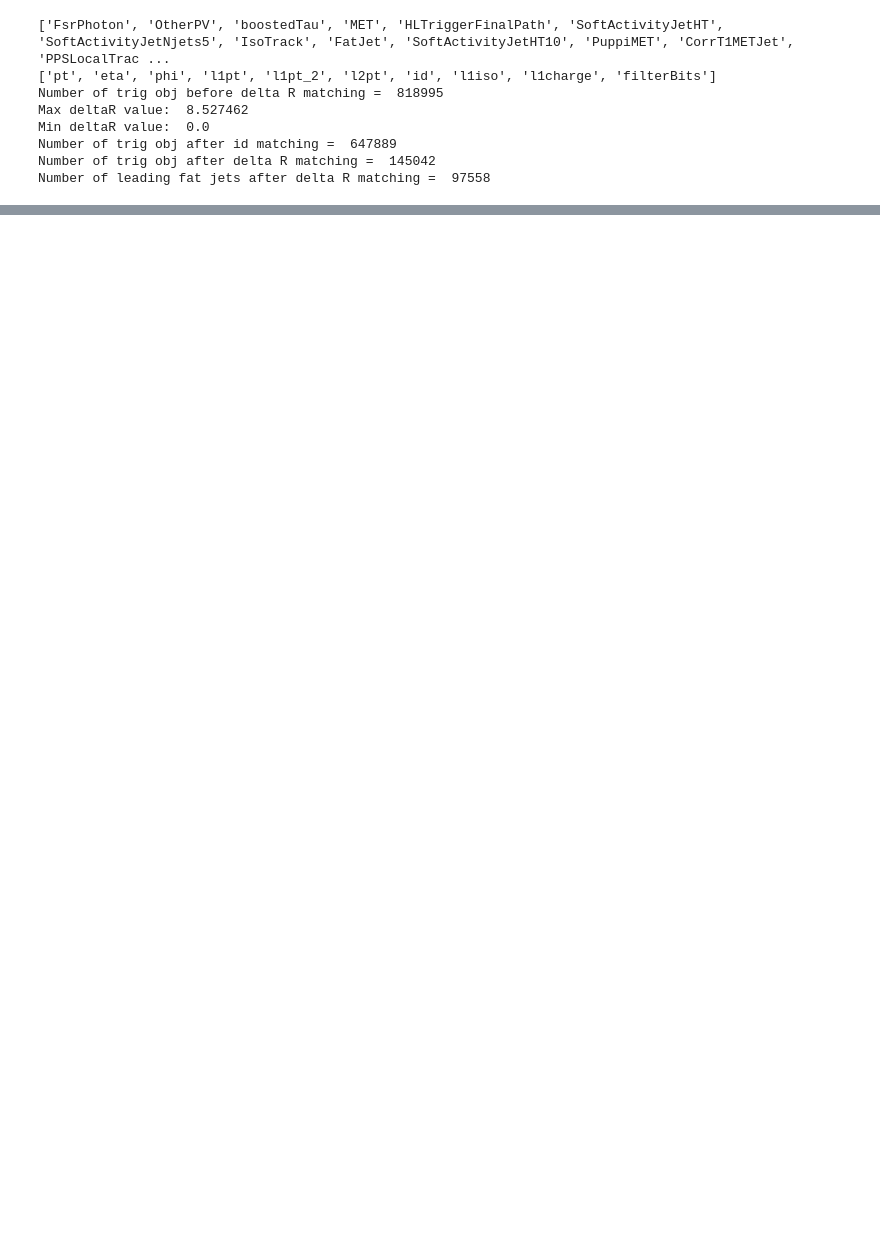
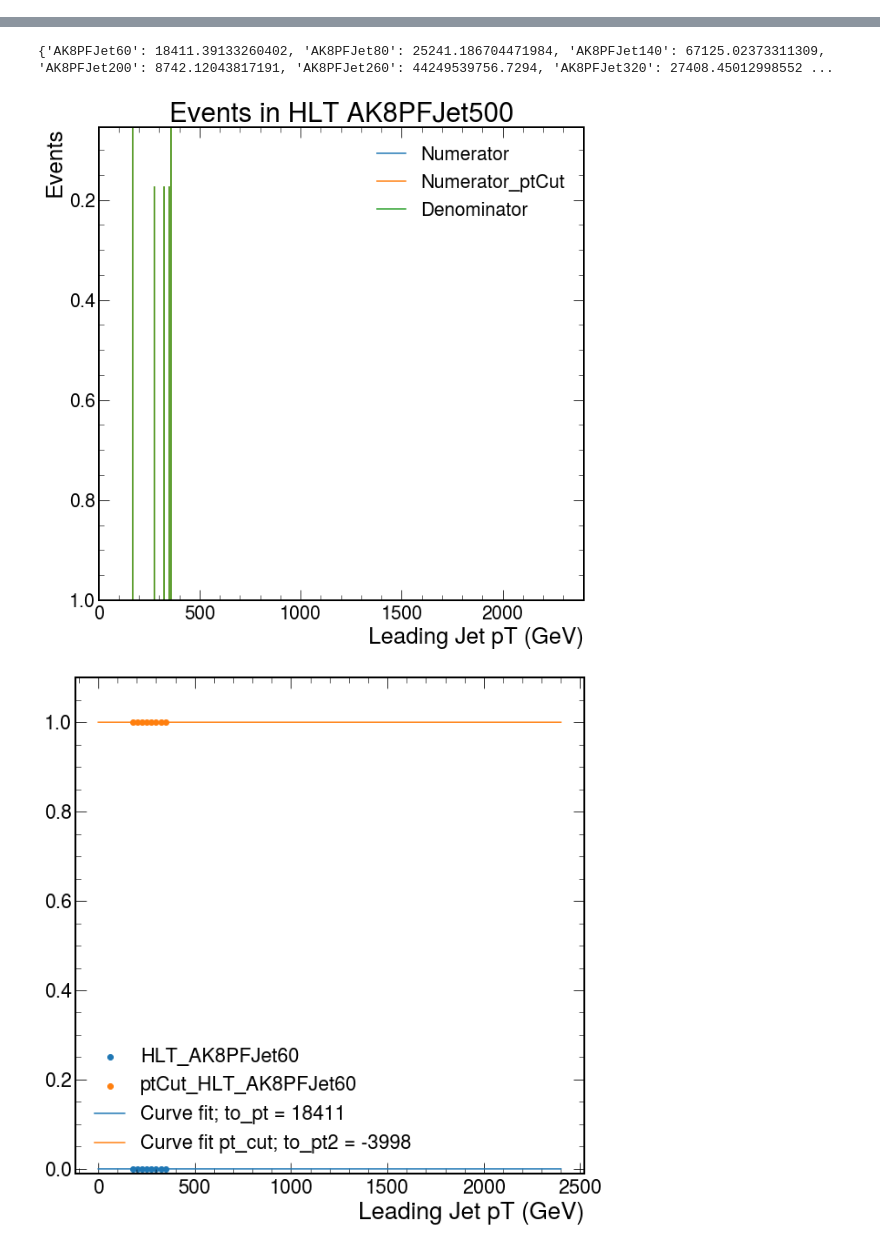
Before and after one commit to laurenhay/GluonJetMass, a Jupyter notebook: applyPrescales.ipynb, the cells around one changed output, grey strips where cells are left out. Saved outputs shown, nothing was run; the diff lists cells and outputs as text; code cells hidden in the pictures; blank space fills up the shorter version.

Commit message:
Separate python file for trigger processor + initial turnon pt vals + changed name of QCD dataset

```diff
--- a/applyPrescales.ipynb
+++ b/applyPrescales.ipynb
@@ -40,43 +143,8 @@ from dask.distributed import Client
 # %%
-
-filename_2016 = '/store/data/Run2016B/JetHT/NANOAOD/ver1_HIPM_UL2016_MiniAODv2_NanoAODv9-v2/2430000/341EF3A8-3C77-8C4F-A0F6-A71CCB9FAF37.root'
-filename_2017 = '/store/data/Run2017F/JetHT/NANOAOD/UL2017_MiniAODv2_NanoAODv9-v1/120000/0601305F-2F0F-F04F-B450-97422C843C9F.root'
-filename_2018 = '/store/data/Run2018C/JetHT/NANOAOD/UL2018_MiniAODv2_NanoAODv9-v1/130000/0AAA356D-7531-CD40-A4B1-A12F77FF2652.root'
-# jetht = uproot.open(redirector + filename_2016)
-
-events = NanoEventsFactory.from_root(redirector + filename_2016, schemaclass=NanoAODSchema).events()
-events = events[(ak.num(events.FatJet) >= 2)]
-print(events.fields)
-print(events.TrigObj.fields)
-##### ensure 2 back to back dijets
-jet1 = events.FatJet[:,0]
-jet2 = events.FatJet[:,1]
-
-#### calculate dphi_min
-dphi12 = (np.abs(jet1.delta_phi(jet2)) > 2.)
-events = events[dphi12]
-
-trigObj = events.TrigObj
-print("Number of trig obj before delta R matching = ", ak.count(trigObj.pt))
-
-#### match trigObj to leading fat jet for turn on plots
-deltaR  = events.FatJet[:, 0].delta_r(events.TrigObj)
-print("Max deltaR value: ", ak.max(deltaR))
-print("Min deltaR value: ", ak.min(deltaR))
-
-trigObj_dRmatch = trigObj[deltaR < 0.15]
-trigObj = trigObj[trigObj.id == 1]
-
-print("Number of trig obj after id matching = ", ak.count(trigObj.pt))
-print("Number of trig obj after delta R matching = ", ak.count(trigObj_dRmatch.pt))
-#multiple trigger objects per leading jet?
-print("Number of leading fat jets after delta R matching = ", ak.count(events.FatJet[:, 0].pt))
+# ### Now have to convert ratio plot/fitter into a function that runs over the histograms
+# ### or can cutflow all the values that go into the ratio plots and make values/1D histograms
+# HLT = 'PFJet'
+# result = util.load('coffeaOutput/DiJet_2016_prescale_result.coffea')
+# print(result['hist_trigEff'].sum('HLT_cat').sum('pt').keys())
+# turnOnPts = plot_turnOn(result['hist_trigEff'], result['hist_trigRef'], HLT)
+# print(turnOnPts)
-# %% [output]
-['FsrPhoton', 'OtherPV', 'boostedTau', 'MET', 'HLTriggerFinalPath', 'SoftActivityJetHT', 'SoftActivityJetNjets5', 'IsoTrack', 'FatJet', 'SoftActivityJetHT10', 'PuppiMET', 'CorrT1METJet', 'PPSLocalTrac ...
-['pt', 'eta', 'phi', 'l1pt', 'l1pt_2', 'l2pt', 'id', 'l1iso', 'l1charge', 'filterBits']
-Number of trig obj before delta R matching =  818995
-Max deltaR value:  8.527462
-Min deltaR value:  0.0
-Number of trig obj after id matching =  647889
-Number of trig obj after delta R matching =  145042
-Number of leading fat jets after delta R matching =  97558
@@ -93,0 +151,6 @@ Number of leading fat jets after delta R matching =  97558
+# %%
+HLT = 'AK8PFJet'
+result = util.load('coffeaOutput/DiJet_2016_JetHT_Testing_AK8prescale_result.coffea')
+turnOnPts, turnOnPts_ptCut = plot_turnOn(result, HLT)
+print(turnOnPts)
+# %% [output]
@@ -93,0 +310,3 @@ Number of leading fat jets after delta R matching =  97558
+{'AK8PFJet60': 18411.39133260402, 'AK8PFJet80': 25241.186704471984, 'AK8PFJet140': 67125.02373311309, 'AK8PFJet200': 8742.12043817191, 'AK8PFJet260': 44249539756.7294, 'AK8PFJet320': 27408.45012998552 ...
+[figure, added]
+[figure, added]
```
Also changed, not shown: parts of 12 cells of this notebook, 3 other files.
